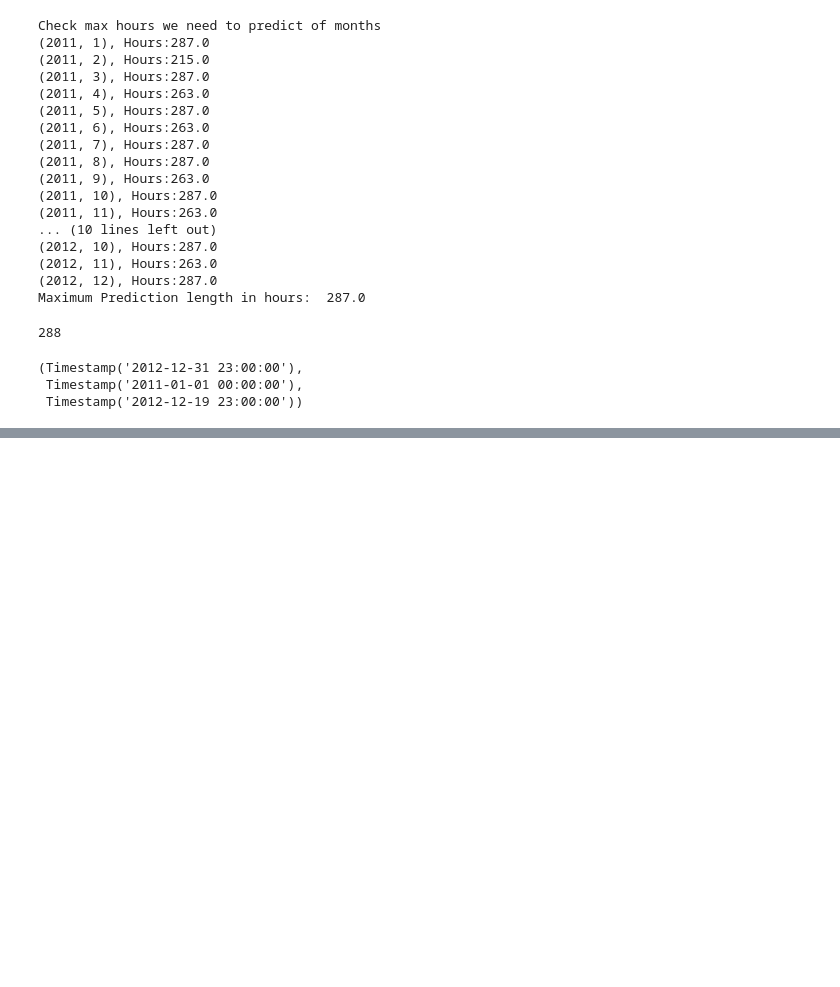
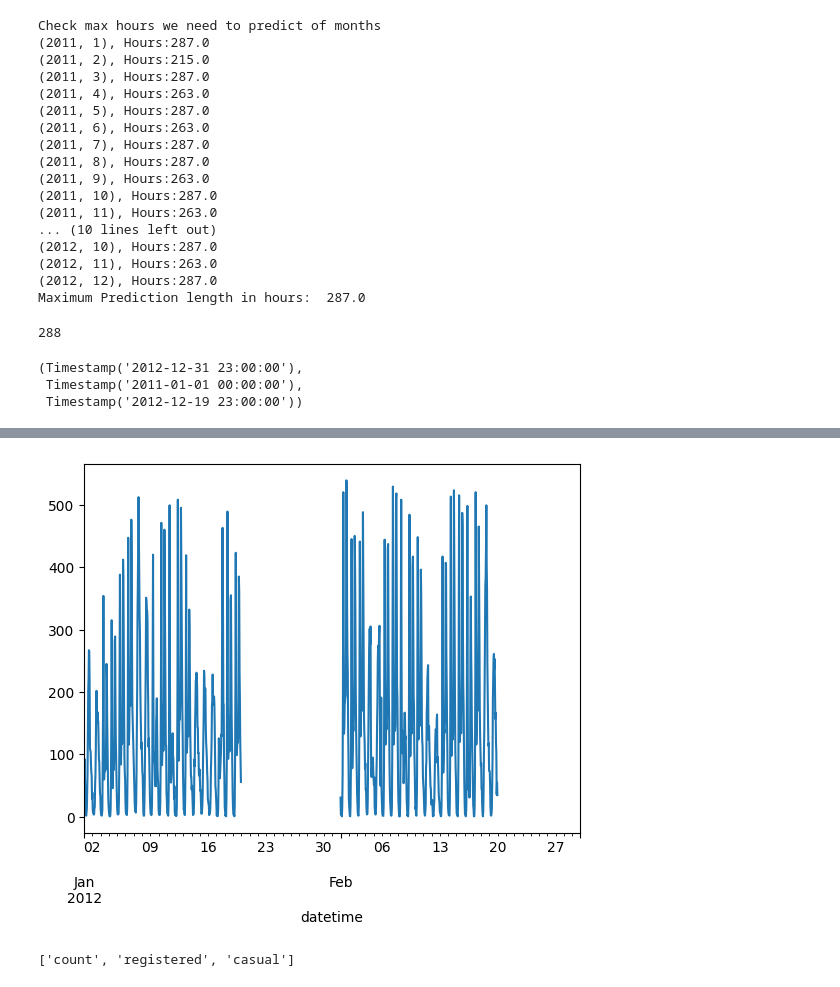
Before and after one commit to saravanankrishnarajan/SageMaker, a Jupyter notebook: DeepAR/BikeRental/deepar_biketrain_data_preparation.ipynb, the cells around one changed output, grey strips where cells are left out. Cells and saved outputs as stored; diff of their text form; code cells hidden in the pictures; blank space fills up the shorter version.

```diff
--- a/DeepAR/BikeRental/deepar_biketrain_data_preparation.ipynb
+++ b/DeepAR/BikeRental/deepar_biketrain_data_preparation.ipynb
@@ -138,0 +247,11 @@ dt_train_range = (dt_dataset_start_time, dt_dataset_end_time - datetime.timedelt
+# %%
+# plot jan and feb data of 2012
+# The data from the last few days is not present and model has to predict those values
+
+_ = df['2012-01':'2012-02']['count'].plot()
+# %% [output]
+[figure, added]
+# %%
+target_values
+# %% [output]
+['count', 'registered', 'casual']
```
Also changed, not shown: parts of 15 cells of this notebook.
